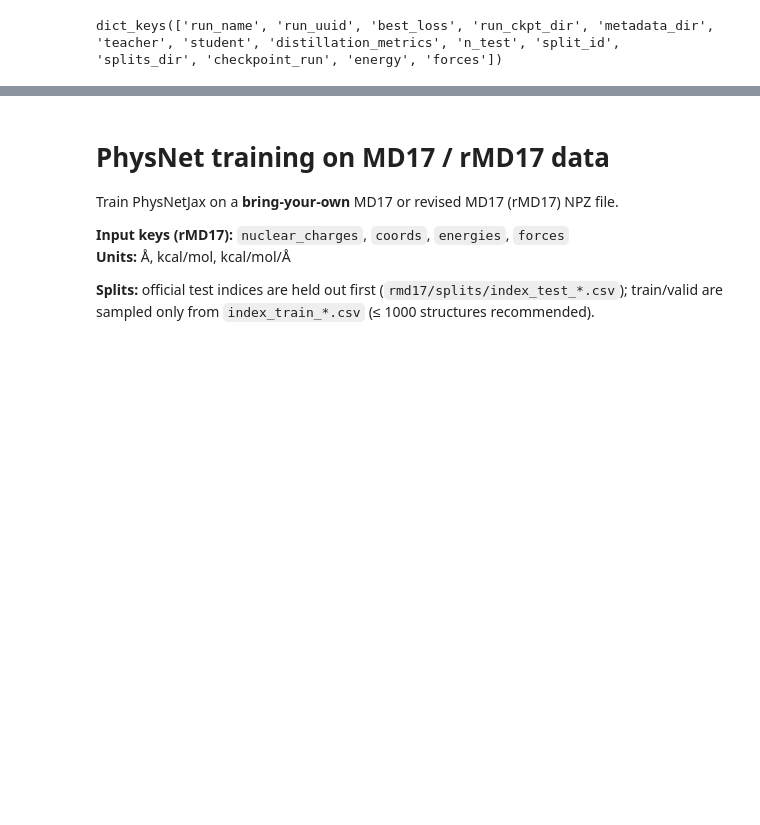
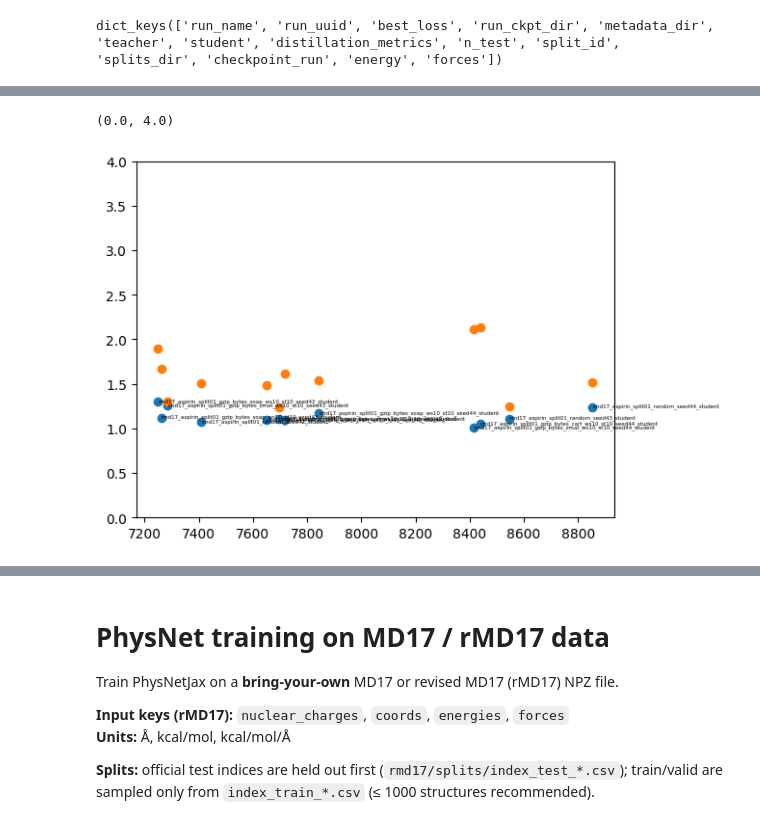
Before and after one commit to EricBoittier/epiplexity_mlip, a Jupyter notebook: 01.ipynb, the cells around one changed output, grey strips where cells are left out. Drawn from its saved outputs; the diff is of its cells as text; code cells hidden in the pictures; blank space fills up the shorter version.

```diff
--- a/01.ipynb
+++ b/01.ipynb
@@ -15,0 +127,12 @@ dict_keys(['run_name', 'best_loss', 'run_ckpt_dir', 'test_metrics', 'test_target
+# %%
+plt.scatter(a, b["mae_kcal_mol"])
+plt.scatter(a, d["mae_kcal_mol"])
+# plt.plot(a, b["mae_kcal_mol"])
+# plt.plot(a, b["rmse_kcal_mol"])
+for x,y,l in zip(a, (b["mae_kcal_mol"]),names):
+    plt.text(x,y,l,size=4)
+
+plt.ylim(0, 4)
+# %% [output]
+(0.0, 4.0)
+[figure, added]
```
Also changed, not shown: parts of 12 cells of this notebook.
